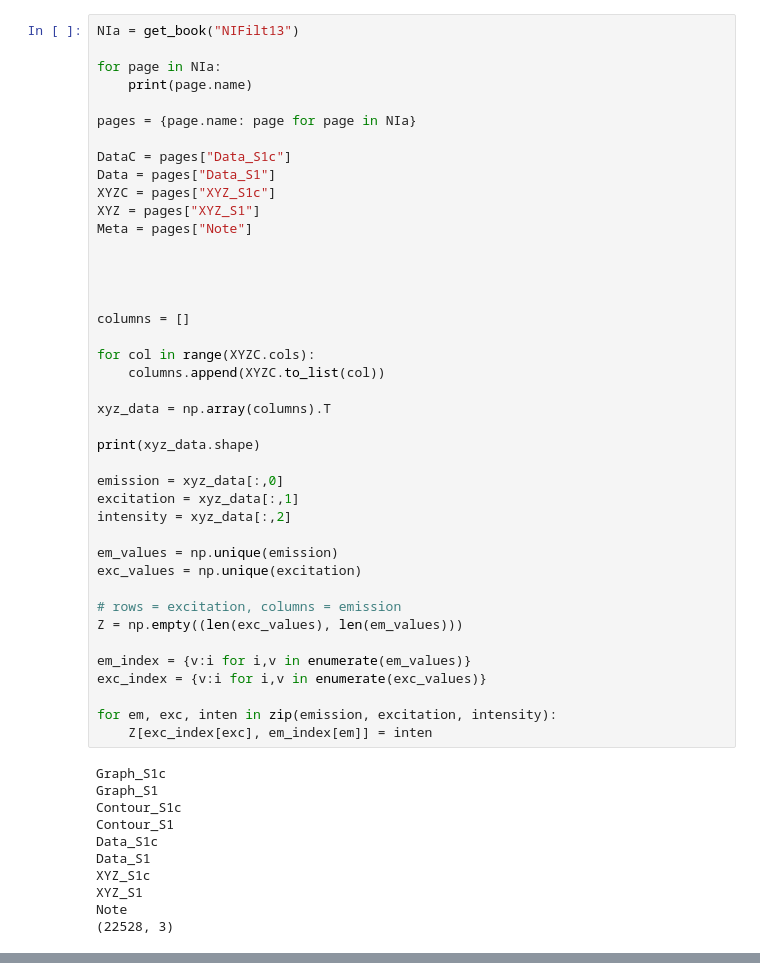
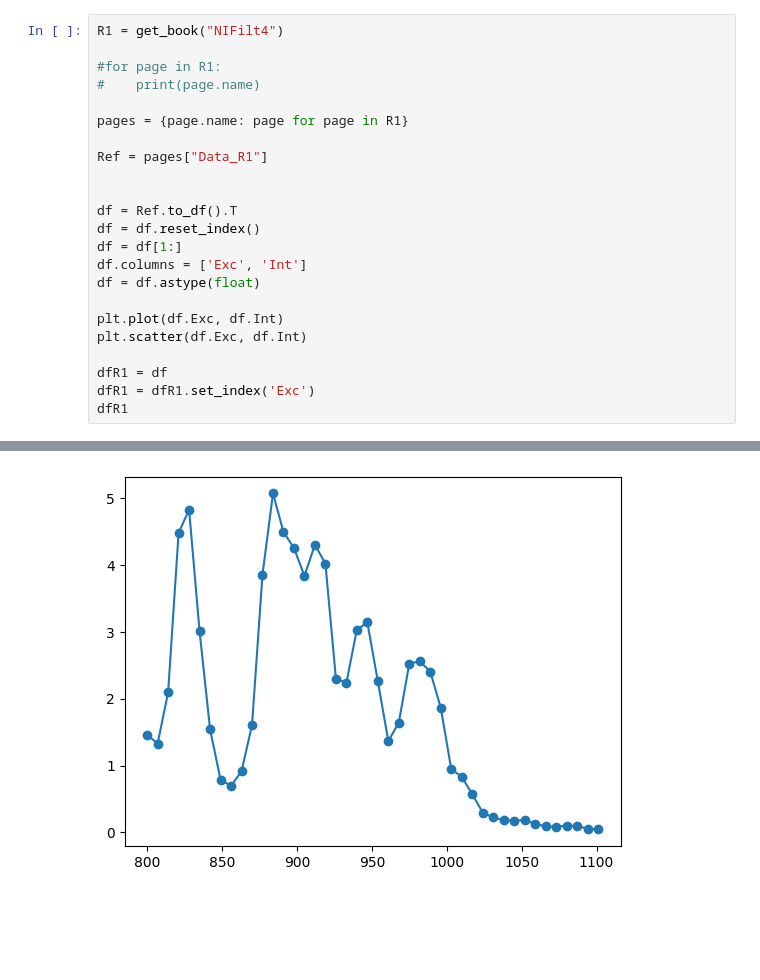
Before and after one commit to CristianMB/DataAnalysis_PhD_FUB, a Jupyter notebook: PLE/PLE_ReadingOPJScripts/ReadPLE.ipynb, the cells around one changed output, grey strips where cells are left out. Cells and saved outputs as stored; diff of their text form; blank space fills up the shorter version.

```diff
--- a/PLE/PLE_ReadingOPJScripts/ReadPLE.ipynb
+++ b/PLE/PLE_ReadingOPJScripts/ReadPLE.ipynb
@@ -41,52 +41,24 @@ BOOK: NIFilt13
-# %%
-NIa = get_book("NIFilt13")
-
-for page in NIa:
-    print(page.name)
-
-pages = {page.name: page for page in NIa}
-
-DataC = pages["Data_S1c"]
-Data = pages["Data_S1"]
-XYZC = pages["XYZ_S1c"]
-XYZ = pages["XYZ_S1"]
-Meta = pages["Note"]
-
-
-
-
-columns = []
-
-for col in range(XYZC.cols):
-    columns.append(XYZC.to_list(col))
-
-xyz_data = np.array(columns).T
-
-print(xyz_data.shape)
-
-emission = xyz_data[:,0]
-excitation = xyz_data[:,1]
-intensity = xyz_data[:,2]
-
-em_values = np.unique(emission)
-exc_values = np.unique(excitation)
-
-# rows = excitation, columns = emission
-Z = np.empty((len(exc_values), len(em_values)))
-
-em_index = {v:i for i,v in enumerate(em_values)}
-exc_index = {v:i for i,v in enumerate(exc_values)}
-
-for em, exc, inten in zip(emission, excitation, intensity):
-    Z[exc_index[exc], em_index[em]] = inten
-# %% [output]
-Graph_S1c
-Graph_S1
-Contour_S1c
-Contour_S1
-Data_S1c
-Data_S1
-XYZ_S1c
-XYZ_S1
-Note
-(22528, 3)
+# %%
+R1 = get_book("NIFilt4")
+
+#for page in R1:
+#    print(page.name)
+
+pages = {page.name: page for page in R1}
+
+Ref = pages["Data_R1"]
+
+
+df = Ref.to_df().T
+df = df.reset_index()
+df = df[1:]
+df.columns = ['Exc', 'Int']
+df = df.astype(float)
+
+plt.plot(df.Exc, df.Int)
+plt.scatter(df.Exc, df.Int)
+
+dfR1 = df
+dfR1 = dfR1.set_index('Exc')
+dfR1
+# %% [output]
@@ -92,0 +83 @@ Note
+[figure, added]
```
Also changed, not shown: parts of 15 cells of this notebook.
